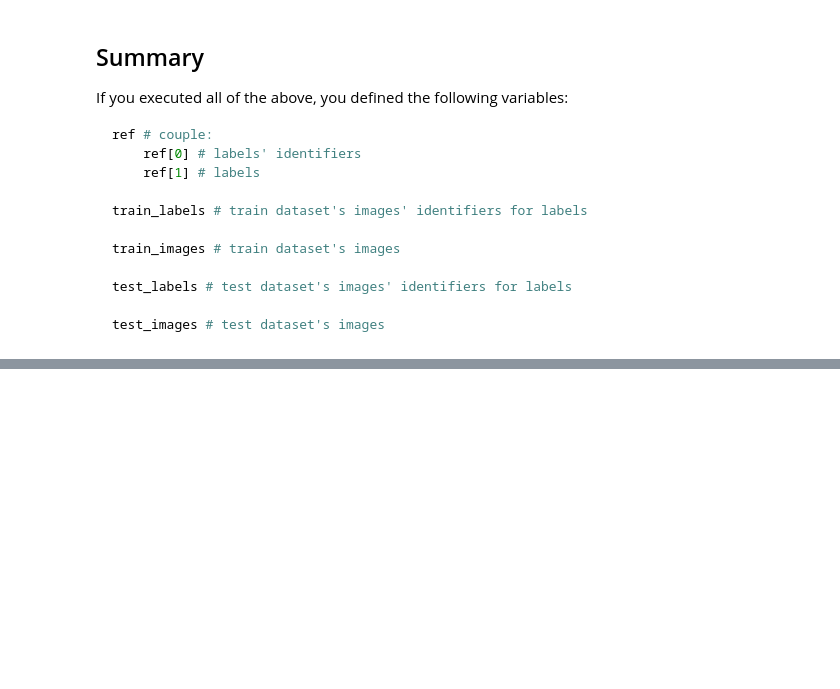
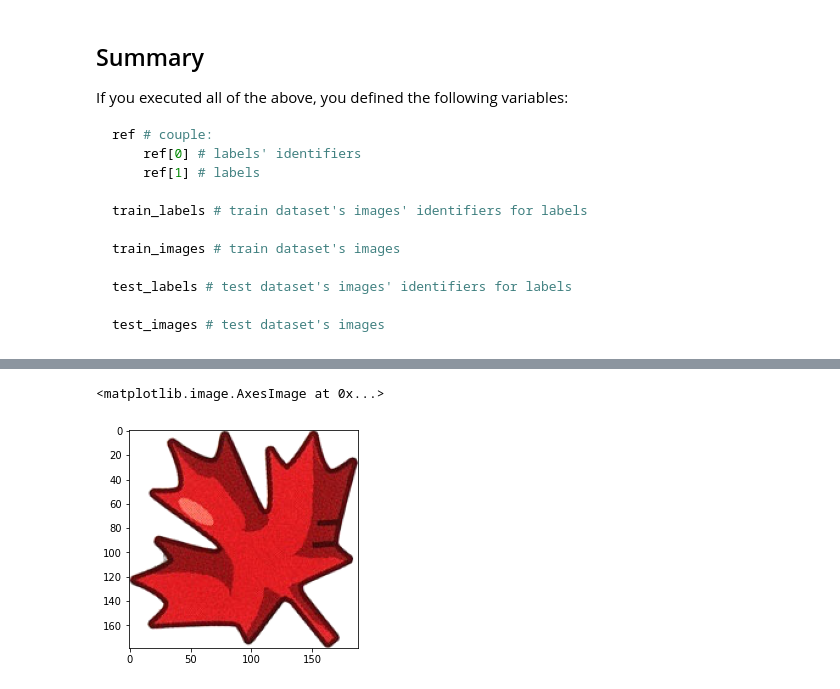
Before and after one commit to Paulopacads/IML_Dobble, a Jupyter notebook: Paul.ipynb, the cells around one changed output, grey strips where cells are left out. Saved outputs shown, nothing was run; the diff lists cells and outputs as text; code cells hidden in the pictures; blank space fills up the shorter version.

```diff
--- a/Paul.ipynb
+++ b/Paul.ipynb
@@ -178,0 +391,5 @@ test_images # test dataset's images
+# %%
+plt.imshow(test_images[3])
+# %% [output]
+<matplotlib.image.AxesImage at 0x...>
+[figure, added]
```
Also changed, not shown: parts of 26 cells of this notebook.
